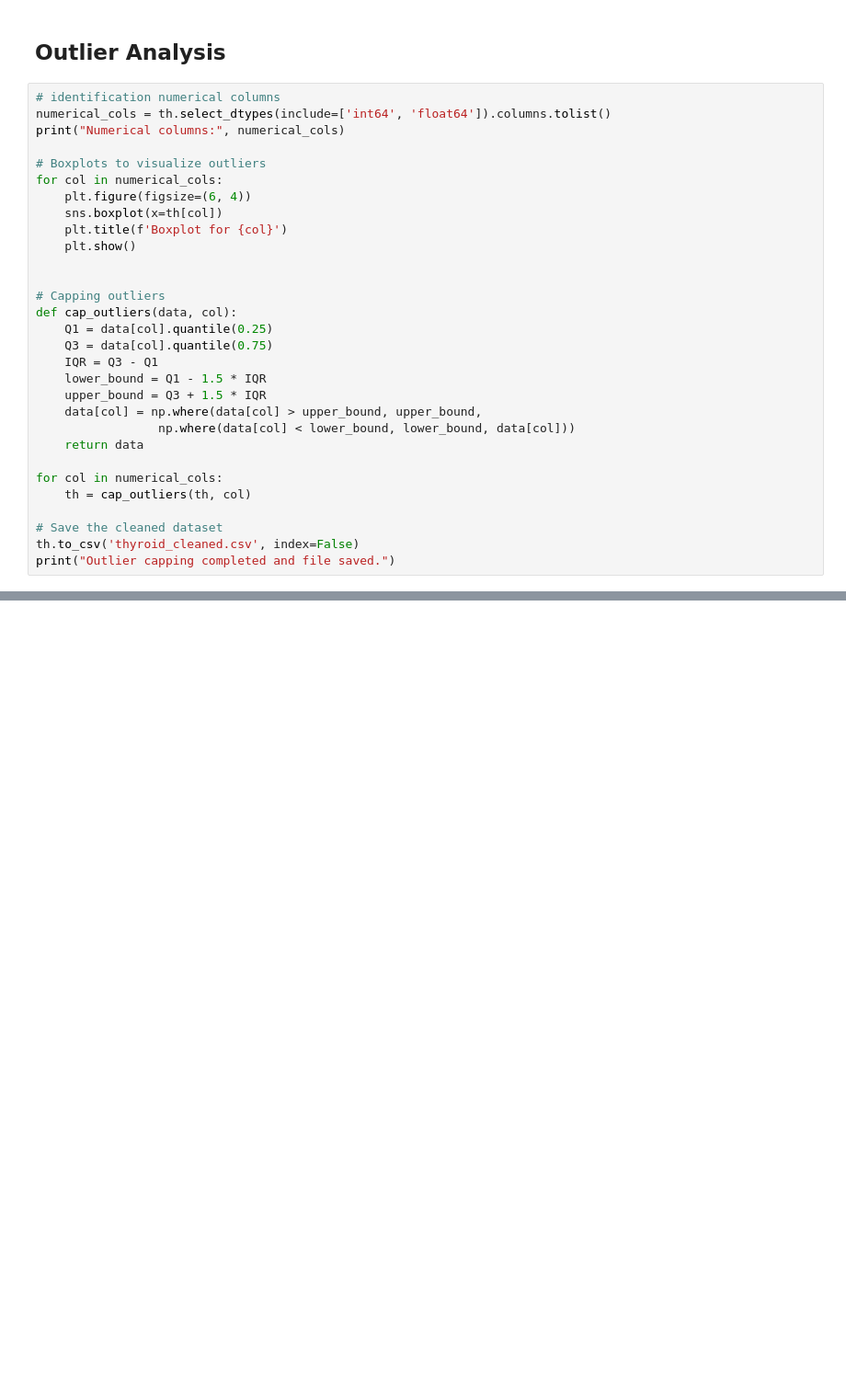
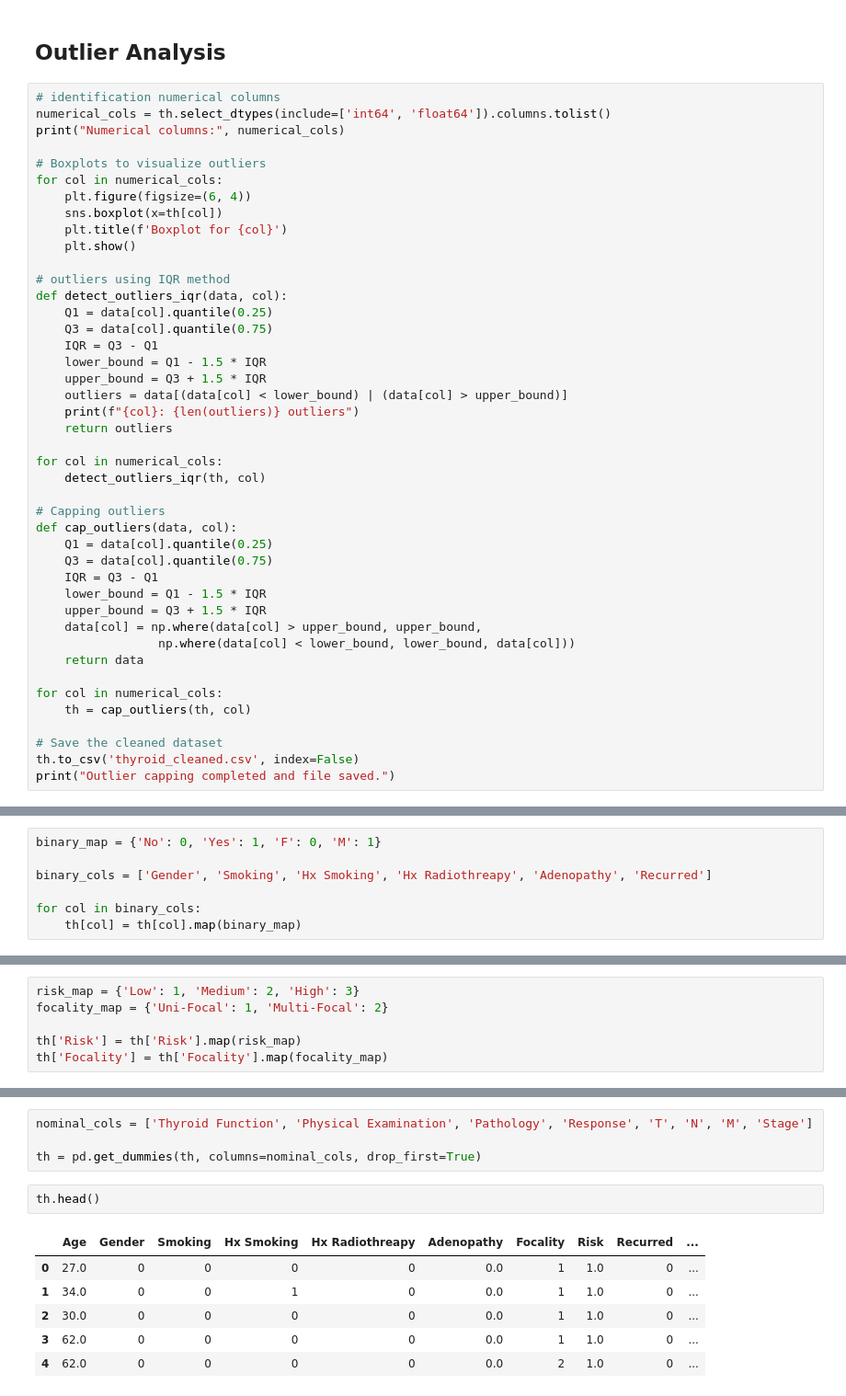
Before and after one commit to maishatabassum932/Thyroid-Diseases-Detection, a Jupyter notebook: Thyroid_prediction.ipynb, the cells around one changed output, grey strips where cells are left out. Shown: that part at 92% size. Saved outputs shown, nothing was run; the diff lists cells and outputs as text; blank space fills up the shorter version.

```diff
--- a/Thyroid_prediction.ipynb
+++ b/Thyroid_prediction.ipynb
@@ -124,6 +155,19 @@ for col in numerical_cols:
     plt.title(f'Boxplot for {col}')
     plt.show()
 
+# outliers using IQR method
+def detect_outliers_iqr(data, col):
+    Q1 = data[col].quantile(0.25)
+    Q3 = data[col].quantile(0.75)
+    IQR = Q3 - Q1
+    lower_bound = Q1 - 1.5 * IQR
+    upper_bound = Q3 + 1.5 * IQR
+    outliers = data[(data[col] < lower_bound) | (data[col] > upper_bound)]
+    print(f"{col}: {len(outliers)} outliers")
+    return outliers
+
+for col in numerical_cols:
+    detect_outliers_iqr(th, col)
 
 # Capping outliers
 def cap_outliers(data, col):
@@ -148,0 +199,7 @@ Outlier capping completed and file saved.
+# %%
+binary_map = {'No': 0, 'Yes': 1, 'F': 0, 'M': 1}
+
+binary_cols = ['Gender', 'Smoking', 'Hx Smoking', 'Hx Radiothreapy', 'Adenopathy', 'Recurred']
+
+for col in binary_cols:
+    th[col] = th[col].map(binary_map)
@@ -148,0 +209,6 @@ Outlier capping completed and file saved.
+# %%
+risk_map = {'Low': 1, 'Medium': 2, 'High': 3}
+focality_map = {'Uni-Focal': 1, 'Multi-Focal': 2}
+
+th['Risk'] = th['Risk'].map(risk_map)
+th['Focality'] = th['Focality'].map(focality_map)
@@ -148,0 +217,13 @@ Outlier capping completed and file saved.
+# %%
+nominal_cols = ['Thyroid Function', 'Physical Examination', 'Pathology', 'Response', 'T', 'N', 'M', 'Stage']
+
+th = pd.get_dummies(th, columns=nominal_cols, drop_first=True)
+# %%
+th.head()
+# %% [output]
+|  | Age | Gender | Smoking | Hx Smoking | Hx Radiothreapy | Adenopathy | Focality | Risk | Recurred | ... |
+| 0 | 27.0 | 0 | 0 | 0 | 0 | 0.0 | 1 | 1.0 | 0 | ... |
+| 1 | 34.0 | 0 | 0 | 1 | 0 | 0.0 | 1 | 1.0 | 0 | ... |
+| 2 | 30.0 | 0 | 0 | 0 | 0 | 0.0 | 1 | 1.0 | 0 | ... |
+| 3 | 62.0 | 0 | 0 | 0 | 0 | 0.0 | 1 | 1.0 | 0 | ... |
+| 4 | 62.0 | 0 | 0 | 0 | 0 | 0.0 | 2 | 1.0 | 0 | ... |
```
Also changed, not shown: parts of 10 cells of this notebook.
